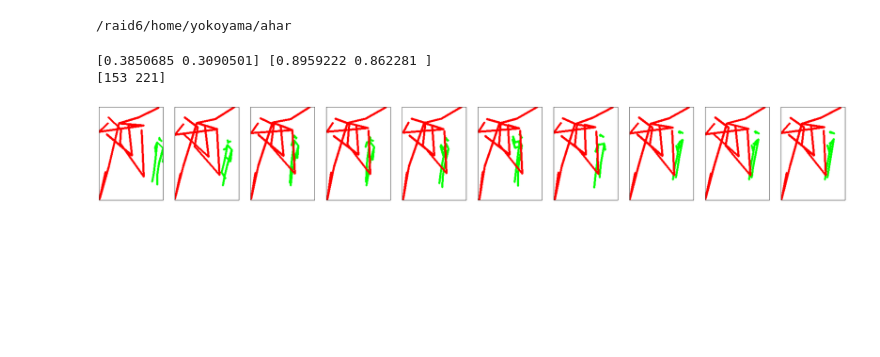
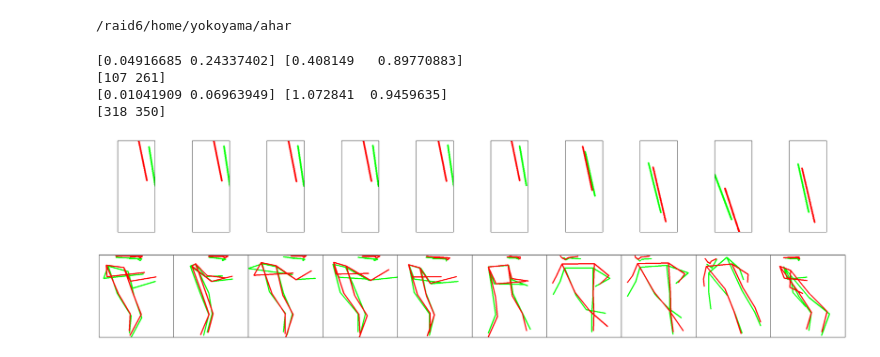
Before and after one commit to kojikojiprg/individual_anomaly, a Jupyter notebook: notebooks/individual/ganomaly_vis_keypoints.ipynb, the cells around one changed output. Saved outputs shown, nothing was run; the diff lists cells and outputs as text; code cells hidden in the pictures; blank space fills up the shorter version.

```diff
--- a/notebooks/individual/ganomaly_vis_keypoints.ipynb
+++ b/notebooks/individual/ganomaly_vis_keypoints.ipynb
@@ -26,10 +26,7 @@ from modules.utils.constants import Stages
 model_type = "ganomaly"
 train_data_dir = os.path.join("data", "dataset01", "train")
 test_data_dir = os.path.join("data", "dataset01", "test")
-# data_types = ["global", "local"]
-data_types = ["global"]
-stage = Stages.inference
-gpu_id = 0
+data_types = ["bbox", "local"]
 # %%
 # load results
 def load_results(data_dir, model_type, data_type, data_keys):
@@ -169,9 +167,11 @@ def plot(results, video_num, pid, frame_num, stage, seq_len=10, n_col=10, ratio=
         # show
     plt.show()
 # %%
-plot(train_results_ind, video_num="01", pid="9", frame_num=1700, stage="train")
+plot(train_results_ind, video_num="10", pid="272", frame_num=3900, stage="train")
 # %% [output]
-[0.3850685 0.3090501] [0.8959222 0.862281 ]
-[153 221]
+[0.04916685 0.24337402] [0.408149   0.89770883]
+[107 261]
+[0.01041909 0.06963949] [1.072841  0.9459635]
+[318 350]
-[figure, old version]
+[figure, new version]
 # %%
```
Also changed, not shown: parts of 2 cells of this notebook.
